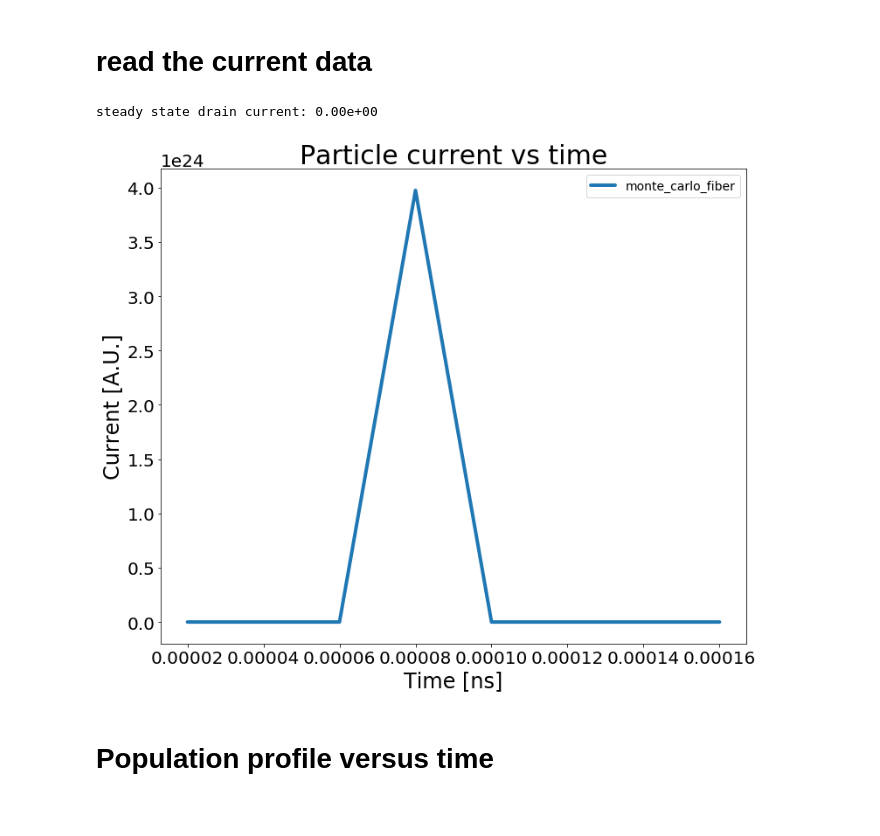
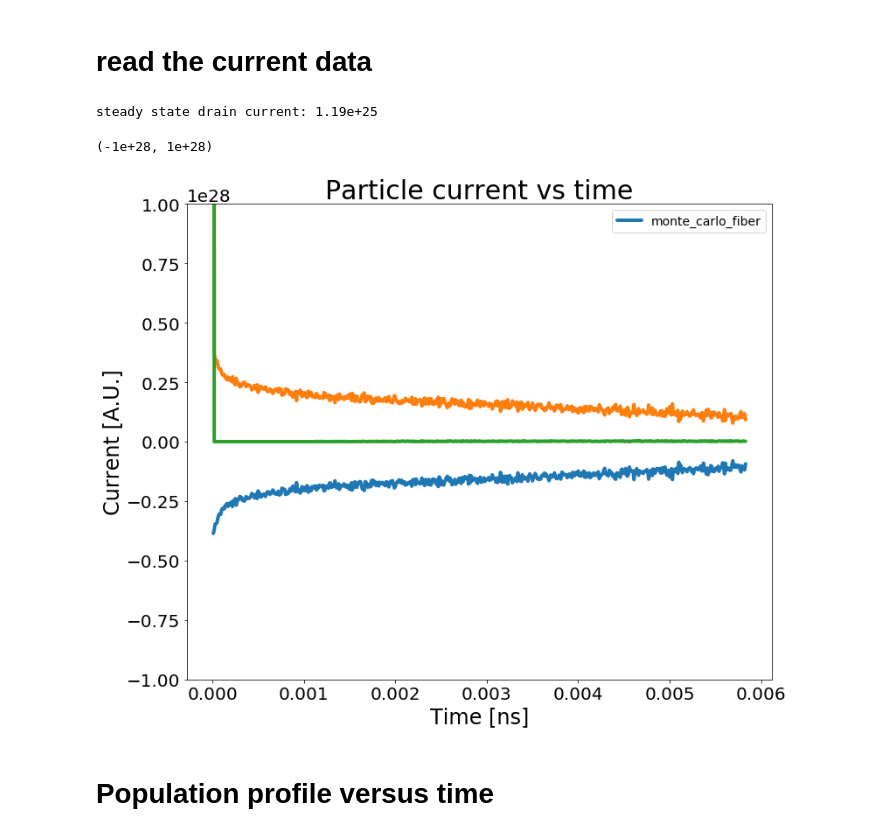
Before and after one commit to amirhosseindavoody/cnt_film_monte_carlo, a Jupyter notebook: visualization/monte_carlo_results.ipynb, the cells around one changed output. Cells and saved outputs as stored; diff of their text form; code cells hidden in the pictures.

```diff
--- a/visualization/monte_carlo_results.ipynb
+++ b/visualization/monte_carlo_results.ipynb
@@ -46,36 +46,38 @@ def plot_current(directory, box_size=200, color=None, ax=None):
     assert (current.shape[0] > box_size), "box_size must be smaller than the number of time steps: {}".format(current.shape[0])
 
     # calculate and plot box average of the data
     box = np.ones(box_size)
     smooth_current = np.zeros((current.shape[0]-box.shape[0]+1,current.shape[1]))
     for i in range(0,current.shape[1]):
         smooth_current[:,i] = np.convolve(current[:,i], box, mode='valid')/np.sum(box)
 
     print("steady state drain current: {:.2e}".format(smooth_current[-1,2]))
     steady_current = smooth_current[-1,2]
 
-    ax.plot(time[:smooth_current.shape[0]]*1.e9,(smooth_current[:,2]), linewidth=4, color=color)
+    ax.plot(time[:smooth_current.shape[0]]*1.e9,(smooth_current[:,:3]), linewidth=4, color=color)
     ax.set_title("Particle current vs time",fontsize=30)
     ax.set_xlabel("Time [ns]",fontsize=24)
     ax.set_ylabel("Current [A.U.]",fontsize=24)
     ax.tick_params(labelsize=20)
     return steady_current
 
 
 current = np.array([])
 
 fig = plt.figure(figsize=(12,10))
 ax = fig.add_subplot(1,1,1)
 legends = []
 for d in directories:
     c = plot_current(d, ax=ax, box_size=1)
     current = np.append(current,c)
     legends.append(os.path.basename(d))
 _ = ax.legend(legends, fontsize=14)
 # ax.set_xlim([0,0.1])
+ax.set_ylim([-1e28, 1e28])
 # %% [output]
-steady state drain current: 0.00e+00
+steady state drain current: 1.19e+25
+(-1e+28, 1e+28)
-[figure, old version]
+[figure, new version]
 # %% [markdown]
 # Population profile versus time
 # %%
```
Also changed, not shown: parts of 2 cells of this notebook, 25 other files.
